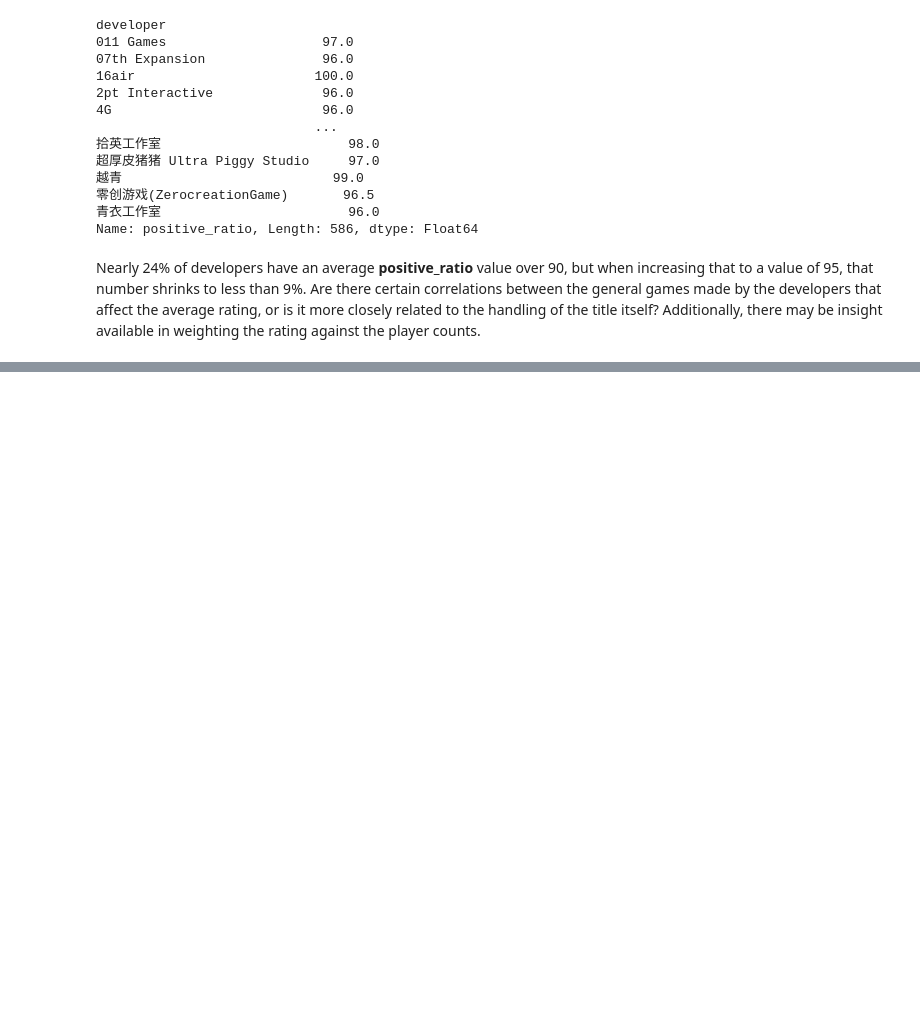
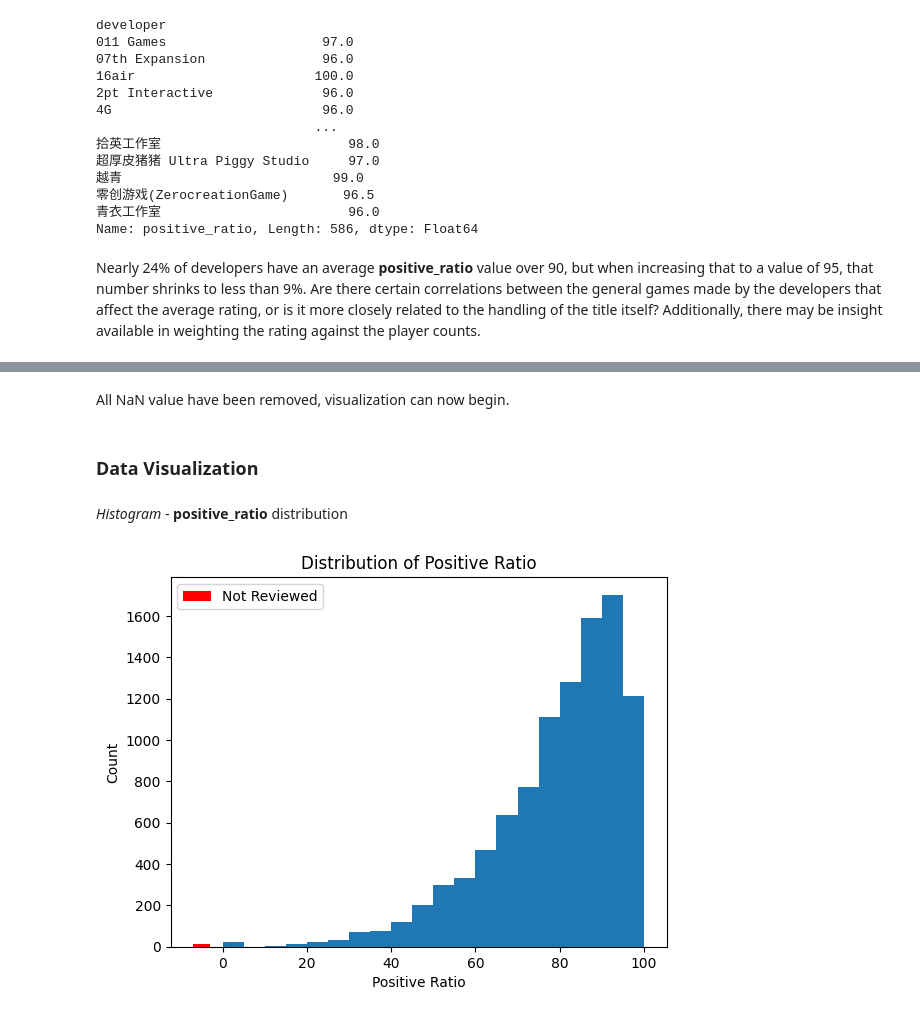
Before and after one commit to Chr-Dennis/exploring-steam-games-performance-and-review-statistics, a Jupyter notebook: keystone.ipynb, the cells around one changed output, grey strips where cells are left out. Cells and saved outputs as stored; diff of their text form; code cells hidden in the pictures; blank space fills up the shorter version.

Commit message:
Performed EDA, filled NaN values, and constructed data visualizations.

```diff
--- a/keystone.ipynb
+++ b/keystone.ipynb
@@ -384,0 +391,3 @@ Pricing and player counts may have some interesting things to say about sentimen
+# %%
+df['score_rank'] = df['positive_ratio'].rank(ascending=False, method='min')
+df.head()
@@ -384,0 +444,5 @@ Pricing and player counts may have some interesting things to say about sentimen
+# %%
+df['positive_ratio'] = df['positive_ratio'].fillna(-1)
+df['score_rank'] = df['score_rank'].fillna(0)
+# df.sort_values('score_rank').tail(15)
+df.sort_values('score_rank').head(15)
@@ -384,0 +485,4 @@ Pricing and player counts may have some interesting things to say about sentimen
+# %%
+df['developer'] = df['developer'].fillna('Unknown')
+df['publisher'] = df['publisher'].fillna('Unknown')
+df.isna().sum()
@@ -384,0 +508,4 @@ Pricing and player counts may have some interesting things to say about sentimen
+# %% [markdown]
+All NaN value have been removed, visualization can now begin.
+# %% [markdown]
+### Data Visualization
@@ -384,0 +514,17 @@ Pricing and player counts may have some interesting things to say about sentimen
+# %% [markdown]
+_Histogram_ - **positive_ratio** distribution
+# %%
+reviewed = df[df['positive_ratio'] >= 0]['positive_ratio']
+unreviewed_count = (df['positive_ratio'] == -1).sum()
+
+fig, ax = plt.subplots()
+ax.hist(reviewed, bins=20)
+ax.bar(-5, unreviewed_count, width=4, label='Not Reviewed', color='red')
+
+plt.title('Distribution of Positive Ratio')
+plt.xlabel('Positive Ratio')
+plt.ylabel('Count')
+plt.legend()
+plt.show()
+# %% [output]
+[figure, added]
```
Also changed, not shown: parts of 22 cells of this notebook.
